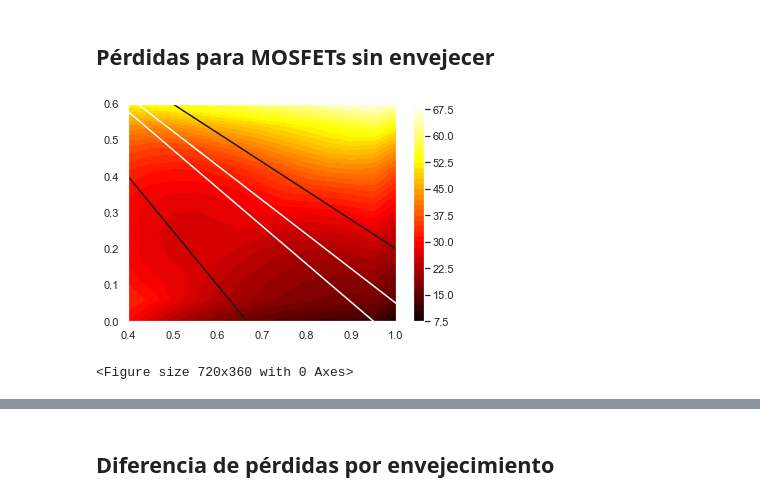
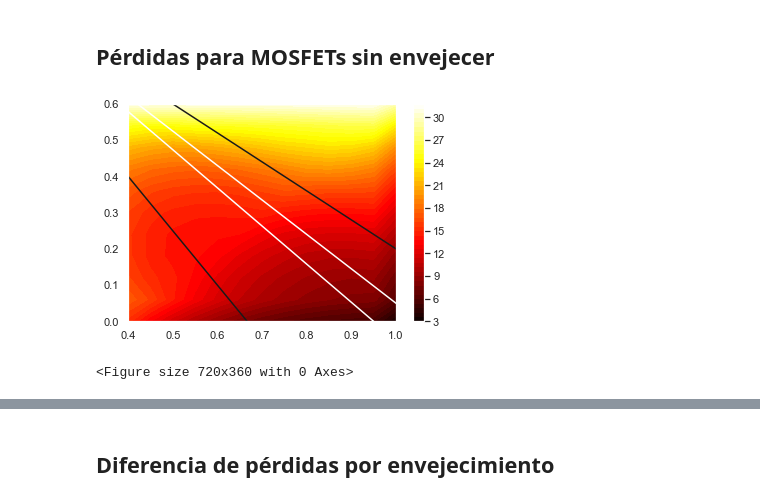
Before and after one commit to miguelfercos/Health-Heatmap, a Jupyter notebook: 4S Buck Boost_temp.ipynb, the cells around one changed output, grey strips where cells are left out. Saved outputs shown, nothing was run; the diff lists cells and outputs as text; code cells hidden in the pictures.

```diff
--- a/4S Buck Boost_temp.ipynb
+++ b/4S Buck Boost_temp.ipynb
@@ -132,8 +129,8 @@ M4_index=MOSFETs[MOSFETs['Part']==chosen_FET].index[0]
 Mprot_index=MOSFETs[MOSFETs['Part']=='IXTA26P20P'].index[0]
 prot_on=1
 #Características del driver de los MOSFETs (paera pérdidas de conmutación)
-Vdrvr=12
-Idrvr=2
+Vdrvr=9
+Idrvr=4
 
 # Máximo envejecimiento
 aging=1.1 #Sólo como ejemplo en ciertas partes.
@@ -488,11 +572,13 @@ Vout_ex,Ip1_end_ex,Ip2_end_ex,Ip3_end_ex,Ip4_end_ex,Iavg_ex,Irms_tot,Irms_in,Iav
 # %%
 #MOSFET de Buck
+
+
 
 def Losses_M1(D1,Vin,Ion,Ioff,fsw,M_i,Vdr,Idr,Irms,aging):
 #Si no conmuta, sólo hay pérdidas de conducción
     if (D1==1):
         losses_sw=0
-        losses_cond=MD.cond_losses(aging*MOSFETs['Rdson (ohms @125oC)'][M_i],Irms)
+        losses_cond=MD.cond_losses(aging*MOSFETs['Rdson (ohms @25oC)'][M_i],Irms)
         losses_tot=losses_sw+losses_cond
         return losses_tot
 # Si conmuta, hay pérdidas de conducción y conmutación. Además, este dispositivo no conmuta con ZVS en encenddo ni ZCS en apagado
@@ -502,7 +588,7 @@ def Losses_M1(D1,Vin,Ion,Ioff,fsw,M_i,Vdr,Idr,Irms,aging):
         losses_sw1=MD.sw_losses(Vin,Ion,fsw,MOSFETs['Qg (nC)'][M_i]*10**-9,Idr)+MD.sw_losses(Vin,Ioff,fsw,MOSFETs['Qg (nC)'][M_i]*10**-9,Idr)
         losses_sw2=MD.gate_sw_losses(MOSFETs['Qg (nC)'][M_i]*10**-9,Vdr,fsw)
         losses_sw3=MD.Coss_sw_losses(MOSFETs['Coss (pF)'][M_i]*10**-12,Vin,fsw)
-        losses_cond=MD.cond_losses(aging*MOSFETs['Rdson (ohms @125oC)'][M_i],Irms)
+        losses_cond=MD.cond_losses(aging*MOSFETs['Rdson (ohms @25oC)'][M_i],Irms)
         losses_tot=losses_sw1+losses_sw2+losses_sw3+losses_cond
         return losses_tot
 
@@ -605,7 +691,7 @@ for j in range(size_D2):
         Iac_ind=max(c)-min(c)
         Irms_ind=Iind_avg(c[3],c[0],c[1],c[2],interv[2]-interv[1],interv[5]-interv[4],interv[8]-interv[7],interv[11]-interv[10])
         aux_L=Losses_ind(c_ind,x_ind,y_ind,Vol_ind,fsw,L_ind,Iac_ind,N_ind,Ae_ind,Irms_ind,Awire_ind,Lwire_ind,rho)
-        aux[j][i]=aux_M1+aux_M2+aux_M3+aux_M4+aux_L+aux_protM1+aux_protM3
+        aux[j][i]=aux_M1+aux_M2+aux_M3+aux_M4+aux_L+0*aux_protM1+0*aux_protM3
 
 #         c=currents_L(L_ind,Vin_f(Vbus,D1_r[i],0),Vbus,P/Vin_f(Vbus,D1_r[i],0),D1_r[i],0,phi_bob,T)
 #         interv=intervals(D1_r[i],0,phi_bob,T)
@@ -621,32 +707,32 @@ for j in range(size_D2):
 
 #Plot the surface.
 gr=ax.contourf(D1_r, D2_r, aux, 50, cmap='hot')#,vmin=6.9,vmax=30)  #'RdYlBu'
 fig.colorbar(gr)
 
 # Las líneas negras representan las parejas de puntos que dan la mínima y máxima ganancia necesarias.
 ax.plot(D1_r,D2_f(Vsa_max,Vbus,D1_r),'k')
 ax.plot(D1_r,D2_f(Vsa_min,Vbus,D1_r),'k')
 
 # Las líneas blancas representan la ganancia máxima que podría alcanzarse si se imponen límites del 0.95 a D1 y D2.
 # Es decir, se puede fijar un D de 1 o menor de 0.95,pero nunca entre ambos valores por provlemas con retrassos, tiempos
 #muertos, etc.
 
 ax.plot(D1_r,D2_f(Vbus,Lim_sup_D1*Vbus,D1_r),'w')
 ax.plot(D1_f(Vbus*(1-Lim_inf_D2),Vbus,D2_r),D2_r,'w')
 
 
 #ax.plot(D1_r,D2_r,'g')
 plt.xlim(D1_min_sh,D1_max_sh)
 plt.ylim(D2_min_sh,D2_max_sh)
 
 
 f = plt.figure()
 f.set_figwidth(10)
 f.set_figheight(5)
 
 plt.show()
 
 # #Eje Y es D2 y Eje X es D1
 # %% [output]
-[figure, old version]
+[figure, new version]
 <Figure size 720x360 with 0 Axes>
```
Also changed, not shown: parts of 25 cells of this notebook, 12 other files.
